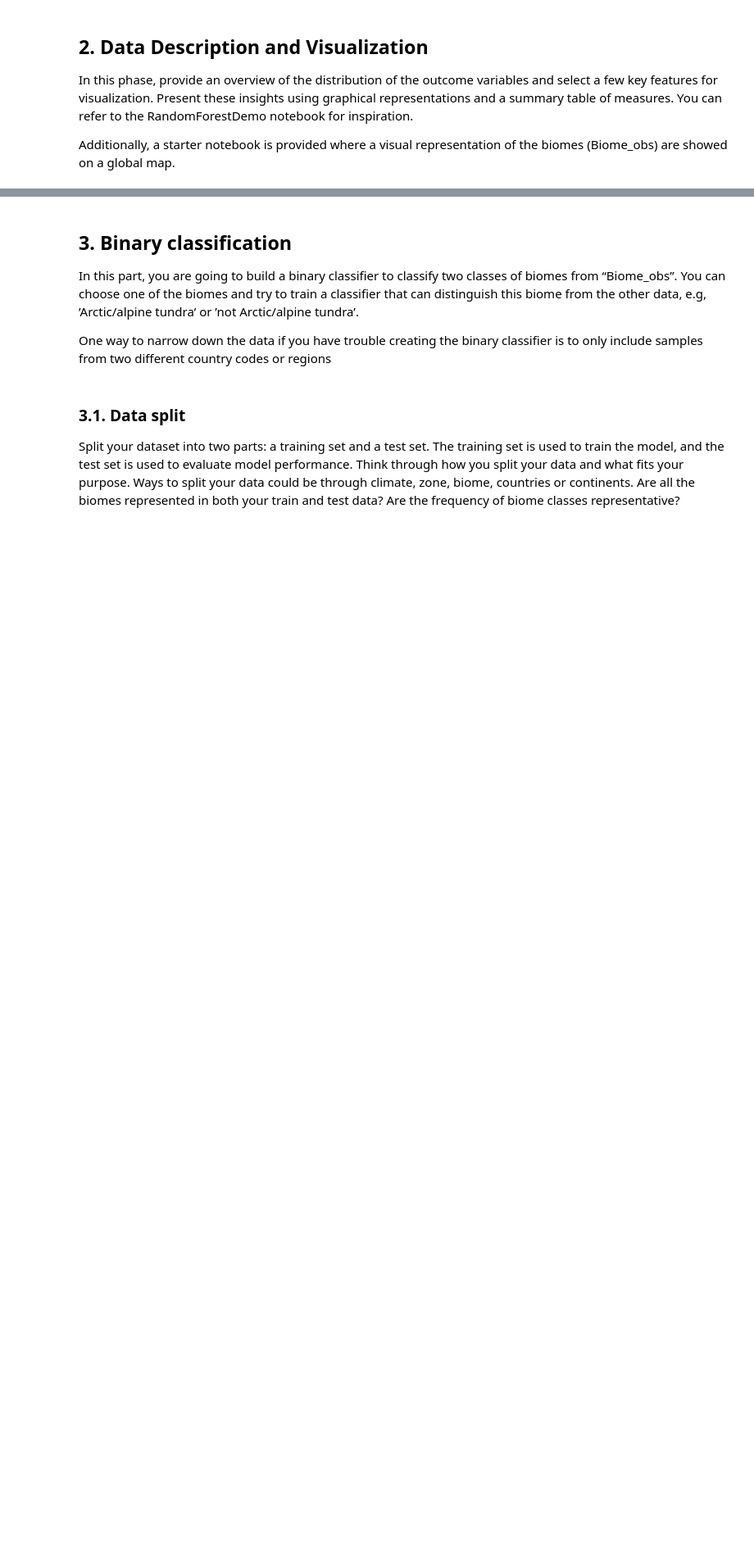
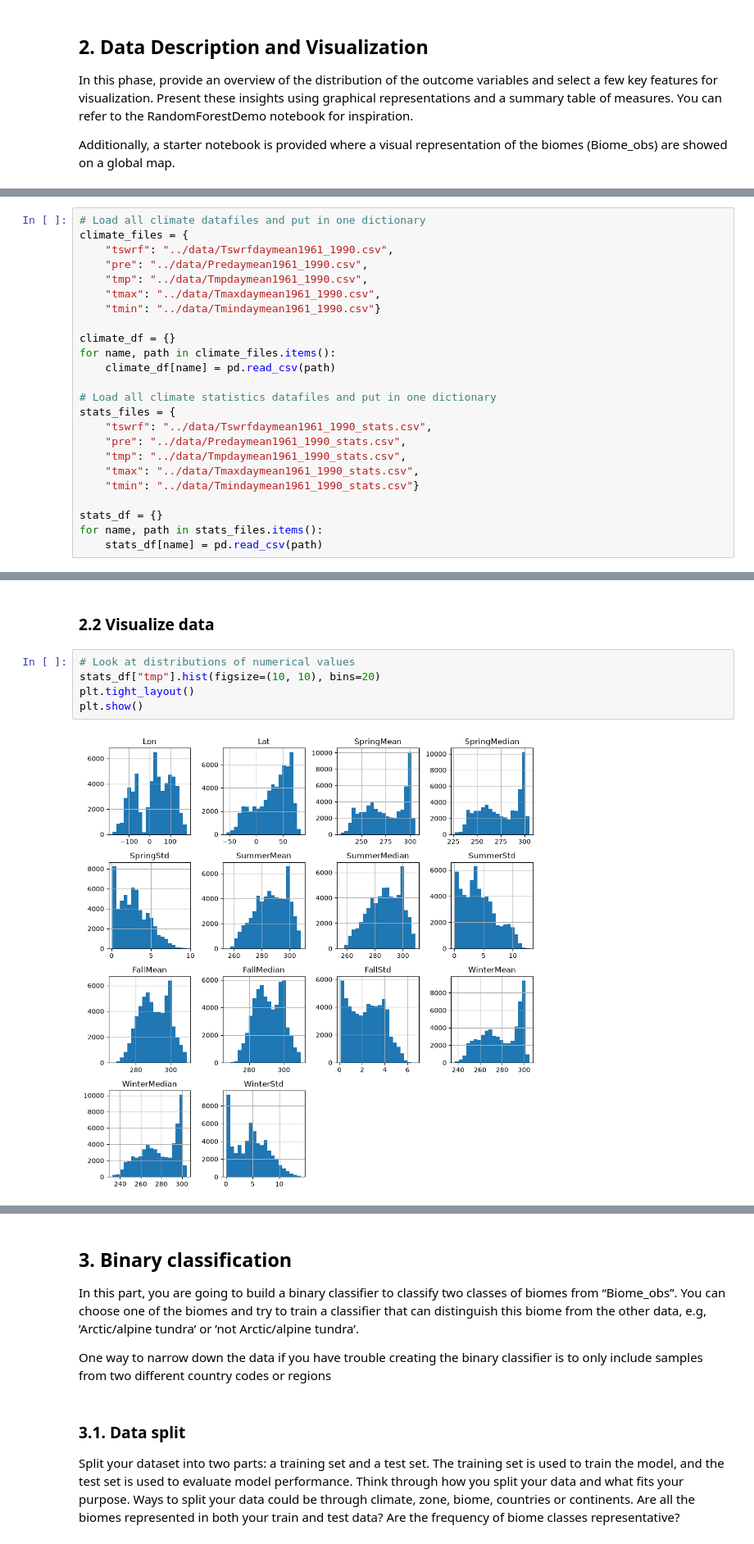
Before and after one commit to AndreaRaaschou/BERN01, a Jupyter notebook: biome_project/Andrea/main.ipynb, the cells around one changed output, grey strips where cells are left out. Shown at 82% size. Saved outputs shown, nothing was run; the diff lists cells and outputs as text; blank space fills up the shorter version.

Commit message:
finish data visualization

```diff
--- a/biome_project/Andrea/main.ipynb
+++ b/biome_project/Andrea/main.ipynb
@@ -53,3 +54,27 @@ soil_df.head()
 | 2 | -179.75 | 68.25 | 0.20 | 0.48 | 0.32 | 0.031 | 17.0 | 6.3 | 0.447 |
 | 3 | -179.75 | 67.75 | 0.20 | 0.48 | 0.32 | 0.031 | 17.0 | 6.3 | 0.526 |
 | 4 | -179.75 | 67.25 | 0.20 | 0.48 | 0.32 | 0.031 | 17.0 | 6.3 | 0.422 |
+# %%
+# Load all climate datafiles and put in one dictionary
+climate_files = {
+    "tswrf": "../data/Tswrfdaymean1961_1990.csv",
+    "pre": "../data/Predaymean1961_1990.csv",
+    "tmp": "../data/Tmpdaymean1961_1990.csv",
+    "tmax": "../data/Tmaxdaymean1961_1990.csv",
+    "tmin": "../data/Tmindaymean1961_1990.csv"}
+
+climate_df = {}
+for name, path in climate_files.items():
+    climate_df[name] = pd.read_csv(path)
+
+# Load all climate statistics datafiles and put in one dictionary
+stats_files = {
+    "tswrf": "../data/Tswrfdaymean1961_1990_stats.csv",
+    "pre": "../data/Predaymean1961_1990_stats.csv",
+    "tmp": "../data/Tmpdaymean1961_1990_stats.csv",
+    "tmax": "../data/Tmaxdaymean1961_1990_stats.csv",
+    "tmin": "../data/Tmindaymean1961_1990_stats.csv"}
+
+stats_df = {}
+for name, path in stats_files.items():
+    stats_df[name] = pd.read_csv(path)
@@ -55,0 +186,9 @@ soil_df.head()
+# %% [markdown]
+### 2.2 Visualize data
+# %%
+# Look at distributions of numerical values
+stats_df["tmp"].hist(figsize=(10, 10), bins=20)
+plt.tight_layout()
+plt.show()
+# %% [output]
+[figure, added]
```
Also changed, not shown: parts of 19 cells of this notebook.
